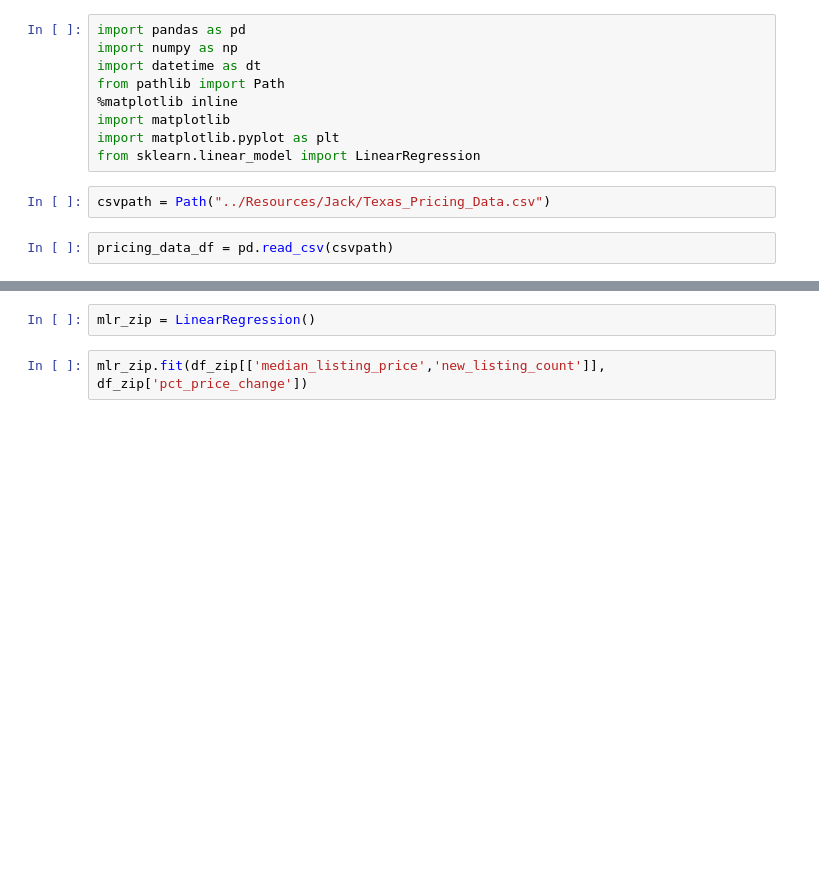
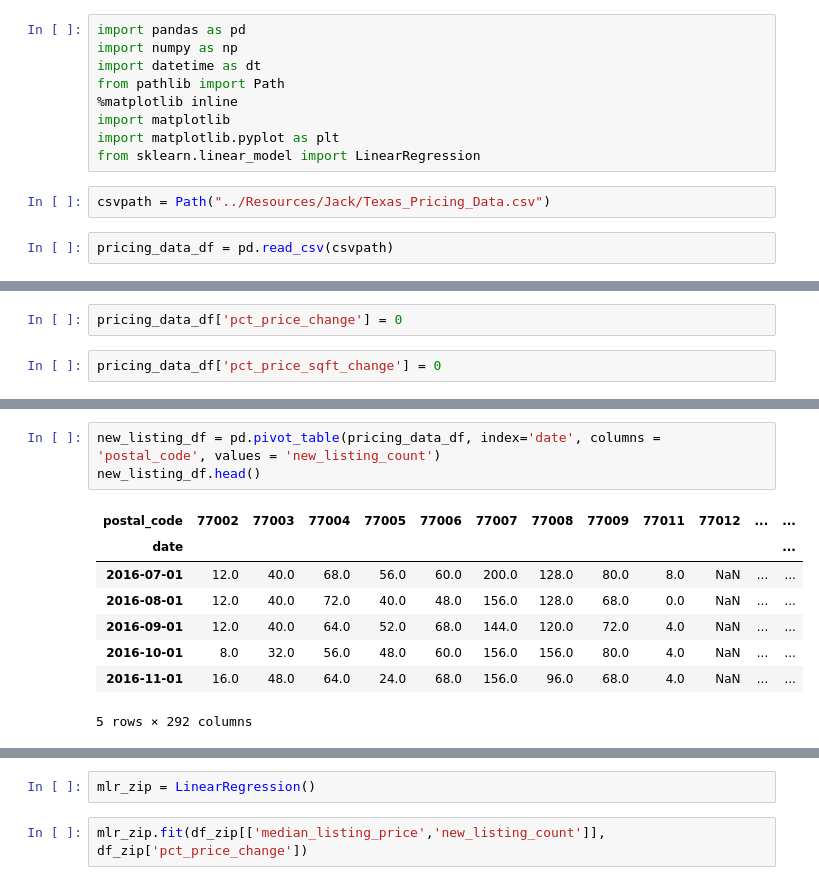
Before and after one commit to dovu93/Real_Estate_Investment_Identifier, a Jupyter notebook: Notebooks/Code_Analysis_Dennis.ipynb, the cells around one changed output, grey strips where cells are left out. Saved outputs shown, nothing was run; the diff lists cells and outputs as text; blank space fills up the shorter version.

```diff
--- a/Notebooks/Code_Analysis_Dennis.ipynb
+++ b/Notebooks/Code_Analysis_Dennis.ipynb
@@ -20 +20,5 @@ KeyError: 'month_date_yyyymm'
+# %%
+pricing_data_df['pct_price_change'] = 0
+# %%
+pricing_data_df['pct_price_sqft_change'] = 0
 # %%
@@ -49,0 +55,12 @@ plt.ylabel('PCT Change', size=18);
+# %%
+new_listing_df = pd.pivot_table(pricing_data_df, index='date', columns = 'postal_code', values = 'new_listing_count')
+new_listing_df.head()
+# %% [output]
+| postal_code | 77002 | 77003 | 77004 | 77005 | 77006 | 77007 | 77008 | 77009 | 77011 | 77012 | ... | ... |
+| date |  |  |  |  |  |  |  |  |  |  |  | ... |
+| 2016-07-01 | 12.0 | 40.0 | 68.0 | 56.0 | 60.0 | 200.0 | 128.0 | 80.0 | 8.0 | NaN | ... | ... |
+| 2016-08-01 | 12.0 | 40.0 | 72.0 | 40.0 | 48.0 | 156.0 | 128.0 | 68.0 | 0.0 | NaN | ... | ... |
+| 2016-09-01 | 12.0 | 40.0 | 64.0 | 52.0 | 68.0 | 144.0 | 120.0 | 72.0 | 4.0 | NaN | ... | ... |
+| 2016-10-01 | 8.0 | 32.0 | 56.0 | 48.0 | 60.0 | 156.0 | 156.0 | 80.0 | 4.0 | NaN | ... | ... |
+| 2016-11-01 | 16.0 | 48.0 | 64.0 | 24.0 | 68.0 | 156.0 | 96.0 | 68.0 | 4.0 | NaN | ... | ... |
+5 rows × 292 columns
```
Also changed, not shown: parts of 20 cells of this notebook, 2 other files.
